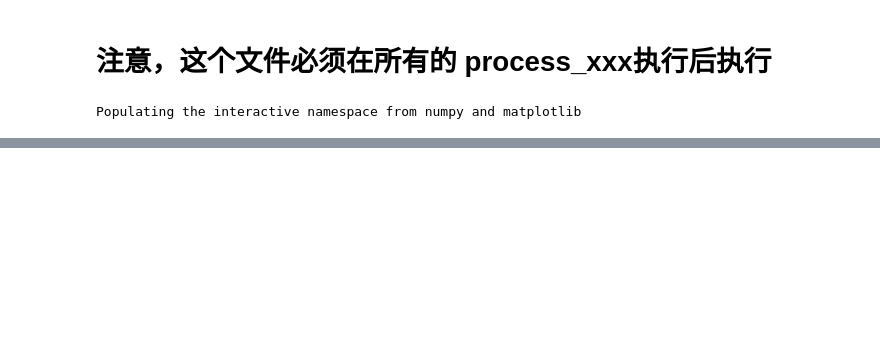
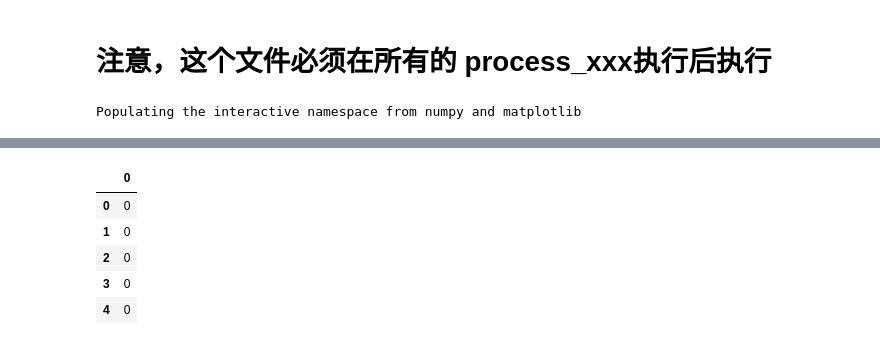
Before and after one commit to mingzailao/competition, a Jupyter notebook: process_gene_info.ipynb, the cells around one changed output, grey strips where cells are left out. Cells and saved outputs as stored; diff of their text form; code cells hidden in the pictures; blank space fills up the shorter version.

```diff
--- a/process_gene_info.ipynb
+++ b/process_gene_info.ipynb
@@ -69,0 +109,9 @@ File path: store.h5
+# %%
+store['label'].head()
+# %% [output]
+|  | 0 |
+| 0 | 0 |
+| 1 | 0 |
+| 2 | 0 |
+| 3 | 0 |
+| 4 | 0 |
```
Also changed, not shown: parts of 9 cells of this notebook, 5 other files.
